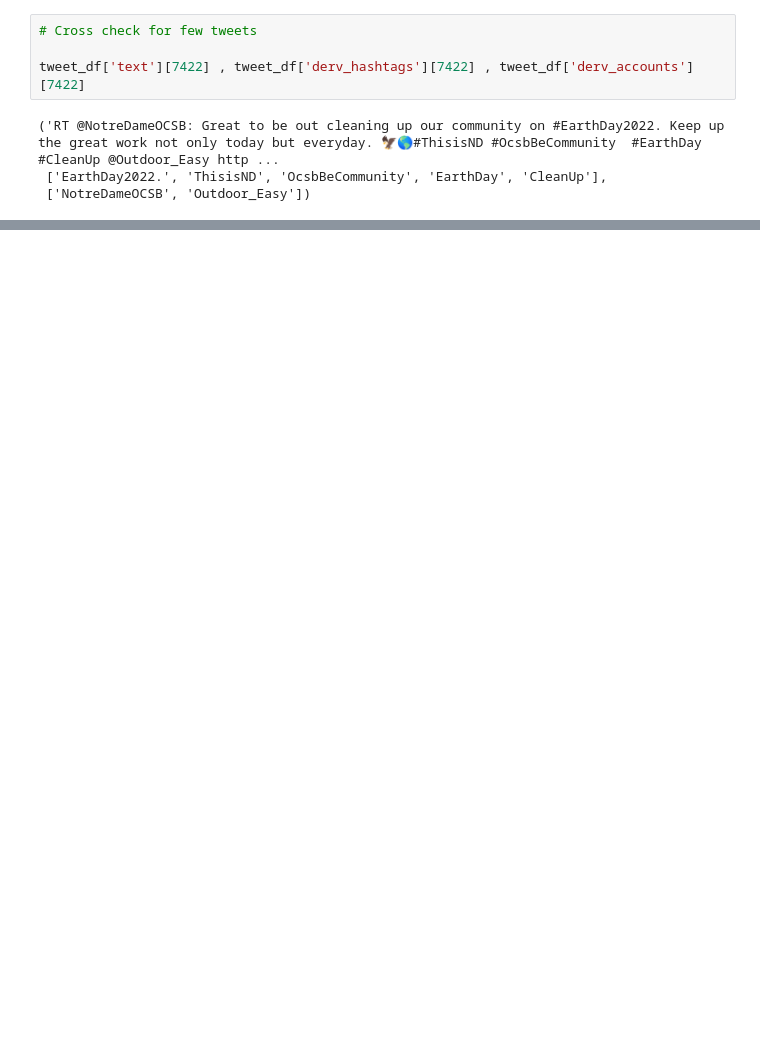
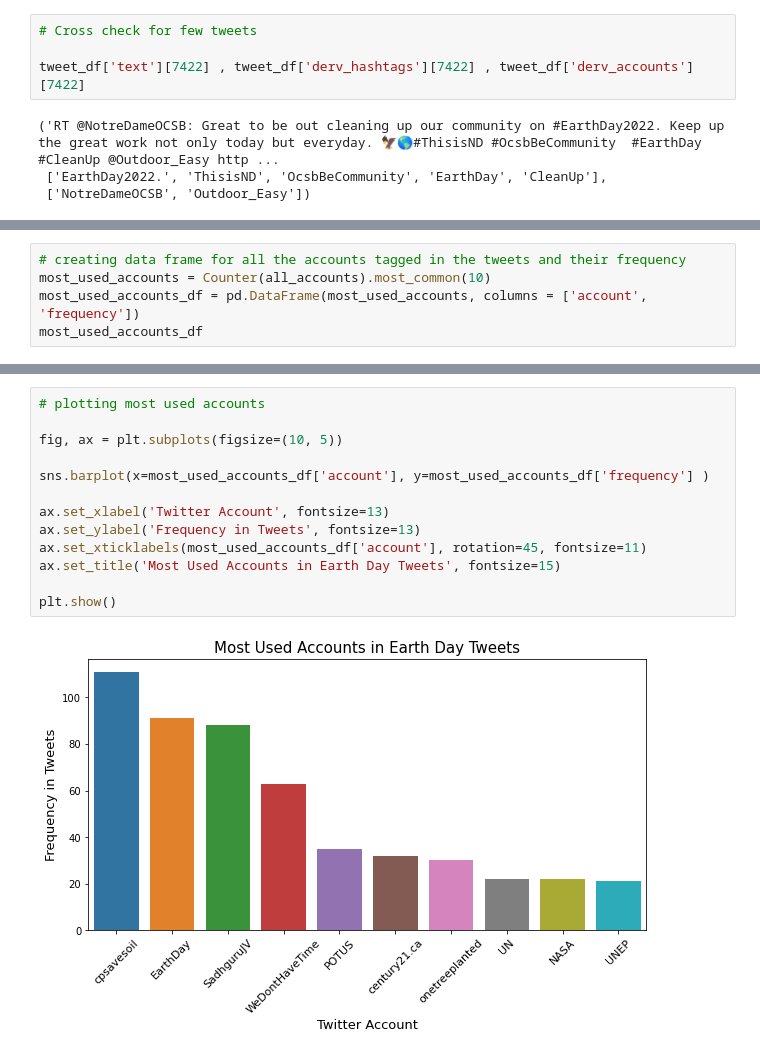
Before and after one commit to dinesh-gitrepo/UCDPA_DineshGangwar, a Jupyter notebook: Earth_Day_Tweets_Analysis.ipynb, the cells around one changed output, grey strips where cells are left out. Saved outputs shown, nothing was run; the diff lists cells and outputs as text; blank space fills up the shorter version.

```diff
--- a/Earth_Day_Tweets_Analysis.ipynb
+++ b/Earth_Day_Tweets_Analysis.ipynb
@@ -284,0 +295,5 @@ plt.show()
+# %%
+# creating data frame for all the accounts tagged in the tweets and their frequency
+most_used_accounts = Counter(all_accounts).most_common(10)
+most_used_accounts_df = pd.DataFrame(most_used_accounts, columns = ['account', 'frequency'])
+most_used_accounts_df
@@ -284,0 +312,15 @@ plt.show()
+# %%
+# plotting most used accounts
+
+fig, ax = plt.subplots(figsize=(10, 5))
+
+sns.barplot(x=most_used_accounts_df['account'], y=most_used_accounts_df['frequency'] )
+
+ax.set_xlabel('Twitter Account', fontsize=13)
+ax.set_ylabel('Frequency in Tweets', fontsize=13)
+ax.set_xticklabels(most_used_accounts_df['account'], rotation=45, fontsize=11)
+ax.set_title('Most Used Accounts in Earth Day Tweets', fontsize=15)
+
+plt.show()
+# %% [output]
+[figure, added]
```
Also changed, not shown: parts of 14 cells of this notebook, 2 other files.
